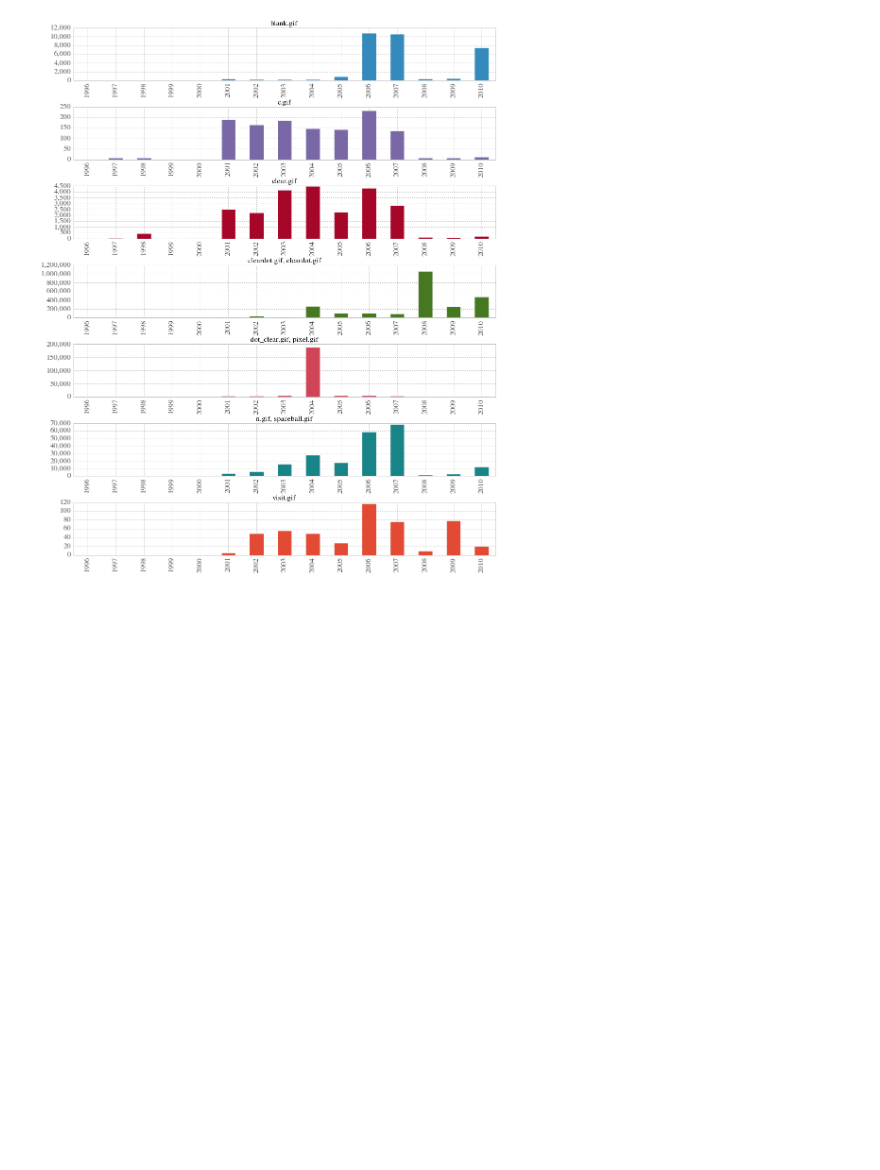
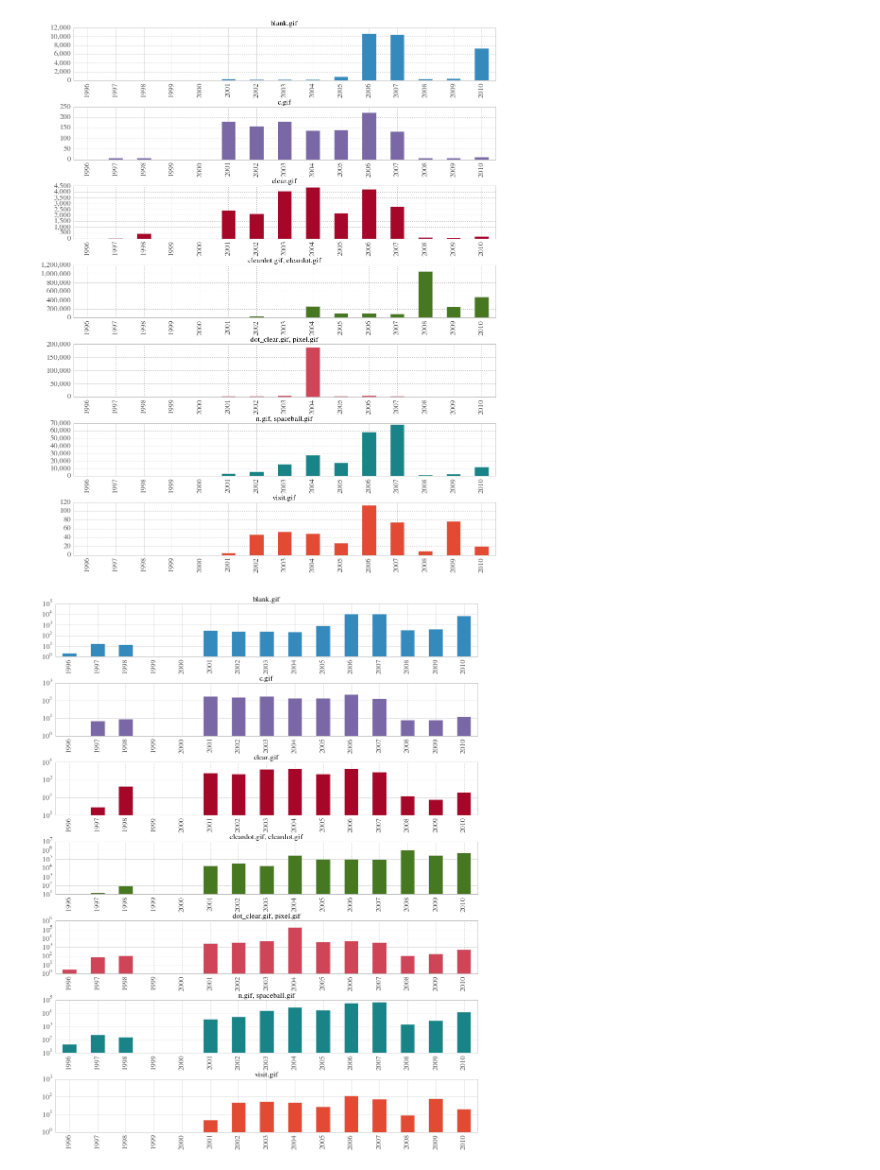
Before and after one commit to ukwa/halflife, a Jupyter notebook: clear/tracing-clear.gif.ipynb, the cells around one changed output. Cells and saved outputs as stored; diff of their text form; code cells hidden in the pictures; blank space fills up the shorter version.

Commit message:
Updated graphs and added a log plot.

```diff
--- a/clear/tracing-clear.gif.ipynb
+++ b/clear/tracing-clear.gif.ipynb
@@ -120,3 +137,19 @@ for ax in axs:
         matplotlib.ticker.FuncFormatter(lambda x, p: format(int(x), ',')))
 # %% [output]
 [figure]
+# %%
+axs = df.plot(kind='bar', subplots=True, figsize=(16,20), legend=False, sharex=False)
+
+# No border on the legend, please:
+#leg = plt.legend(loc="best")
+#leg.get_frame().set_linewidth(0.0)
+
+# Use a logarithmic Y-axis (doesn't look great):
+
+# Dark Magic to get commas to show up in the integers on the Y axis:
+for ax in axs:
+    ax.get_yaxis().set_major_formatter(
+        matplotlib.ticker.FuncFormatter(lambda x, p: format(int(x), ',')))
+    ax.set_yscale("log")
+# %% [output]
+[figure, added]
```
Also changed, not shown: parts of 2 cells of this notebook.
